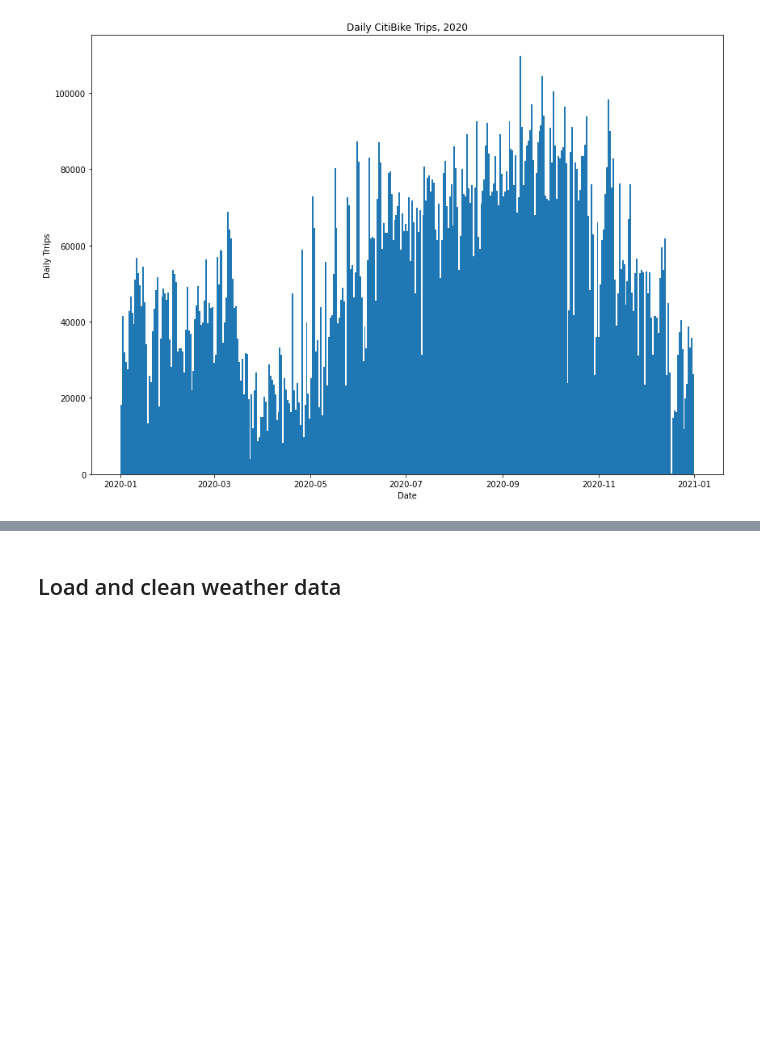
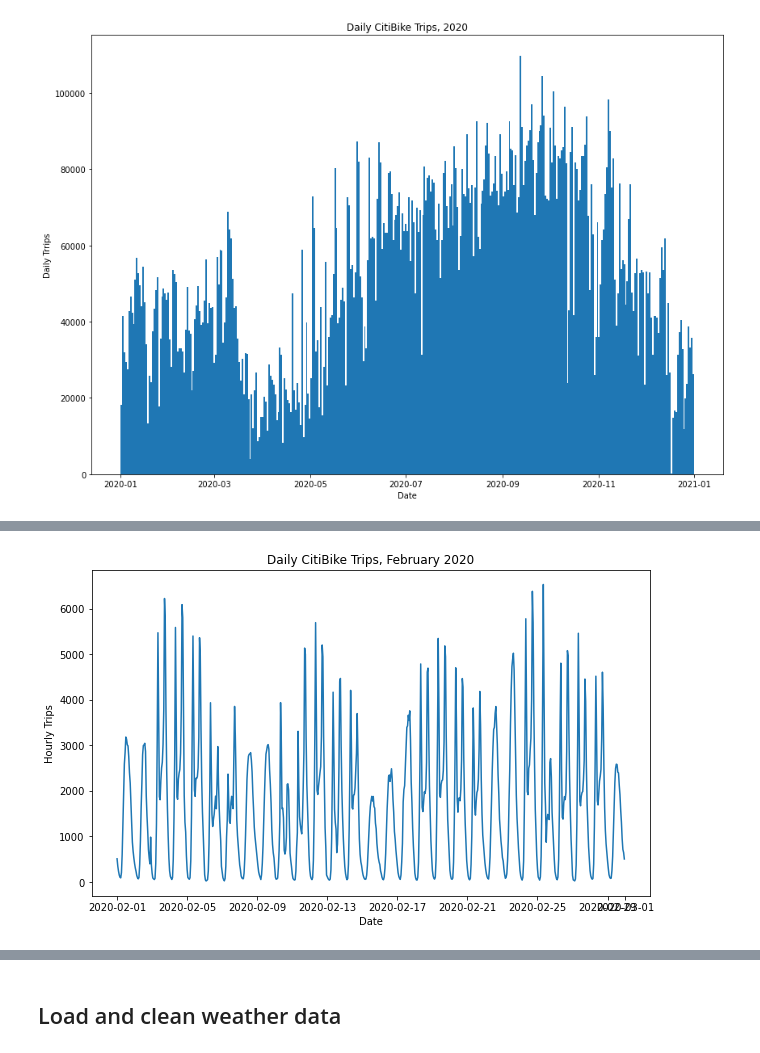
Before and after one commit to leckieje/fair_weather_cyclists, a Jupyter notebook: bike_weather_20.ipynb, the cells around one changed output, grey strips where cells are left out. Cells and saved outputs as stored; diff of their text form; code cells hidden in the pictures; blank space fills up the shorter version.

```diff
--- a/bike_weather_20.ipynb
+++ b/bike_weather_20.ipynb
@@ -139,0 +141,14 @@ TypeError: 'int' object is not callable
+# %%
+bike_feb = bike_trips[bike_trips['month'] == 2]
+
+y_feb = bike_feb.groupby(bike_feb['date_to_hour_dt']).count()
+x_feb = bike_feb['date_to_hour_dt'].unique()
+# %%
+fig, ax = plt.subplots(figsize=(10,6))
+
+ax.plot(x_feb, y_feb['date_to_hour'])
+ax.set_ylabel('Hourly Trips')
+ax.set_xlabel('Date')
+ax.set_title('Daily CitiBike Trips, February 2020');
+# %% [output]
+[figure, added]
```
Also changed, not shown: parts of 48 cells of this notebook.
